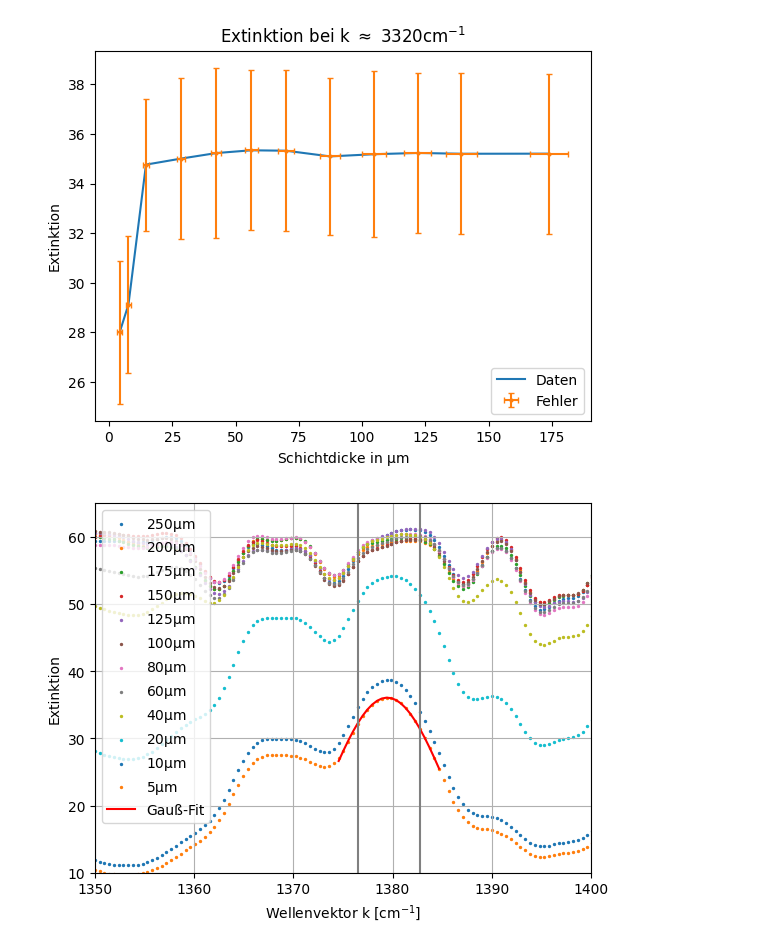
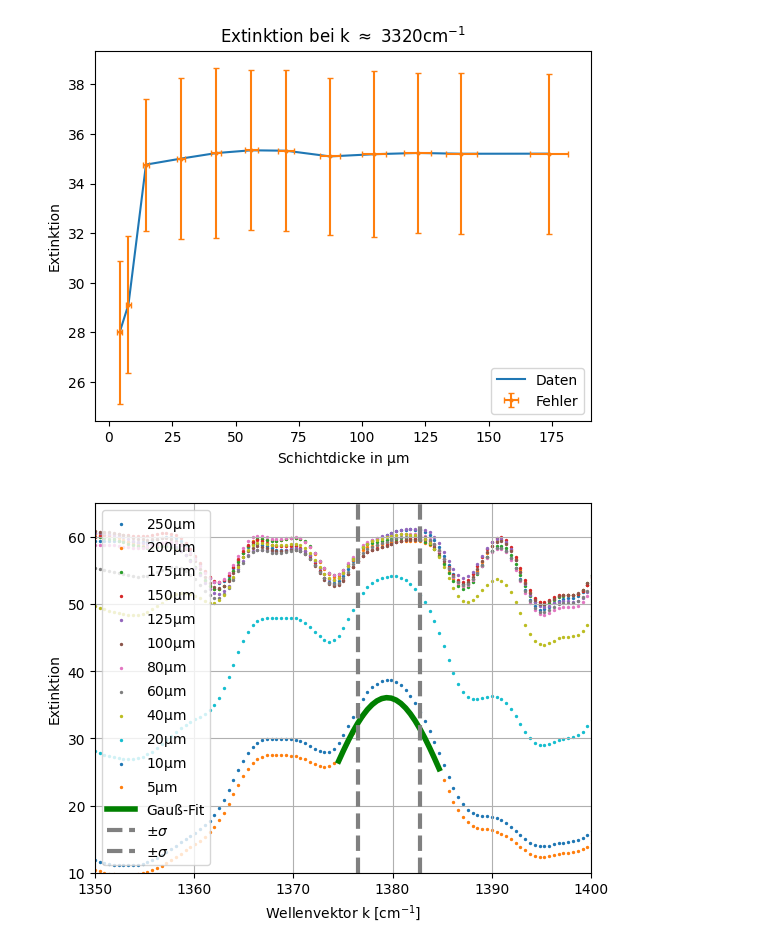
Before and after one commit to iLoveeMilkaa/M1-Lab, a Jupyter notebook: Aufgabe 3 Flüssigkeit.ipynb, the cells around one changed output. Saved outputs shown, nothing was run; the diff lists cells and outputs as text; code cells hidden in the pictures.

```diff
--- a/Aufgabe 3 Flüssigkeit.ipynb
+++ b/Aufgabe 3 Flüssigkeit.ipynb
@@ -404,37 +404,37 @@ plt.scatter(_5iso_std[:,0],_125won,label=r"125$\mathrm{\mu m}$",s=2)
 plt.scatter(_5iso_std[:,0],_100won,label=r"100$\mathrm{\mu m}$",s=2)
 plt.scatter(_5iso_std[:,0],_80won,label=r"80$\mathrm{\mu m}$",s=2)
 plt.scatter(_5iso_std[:,0],_60won,label=r"60$\mathrm{\mu m}$",s=2)
 plt.scatter(_5iso_std[:,0],_40won,label=r"40$\mathrm{\mu m}$",s=2)
 plt.scatter(_5iso_std[:,0],_20won,label=r"20$\mathrm{\mu m}$",s=2)
 plt.scatter(_5iso_std[:,0],_10won,label=r"10$\mathrm{\mu m}$",s=2)
 plt.scatter(_5iso_std[:,0],_5won,label=r"5$\mathrm{\mu m}$",s=2)
 
 
 
 x1a = np.asarray(_5micro_std[:,0][2303:2325])
 y1a = np.asarray(_5won[2303:2325])
 
 #fit gaussian
 popt1,pcov1 = curve_fit(gaus,x1a,y1a,p0=[1,1380,5])
 
 #print(popt1[1],np.abs(popt1[2]))
 
-plt.plot(x1a, gaus(x1a,*popt1), label='Gauß-Fit',c="red")
-plt.plot([_5micro_std[p1a],_5micro_std[p1a]],[10,65],c="grey")
-plt.plot([_5micro_std[p1e],_5micro_std[p1e]],[10,65],c="grey")
+plt.plot(x1a, gaus(x1a,*popt1), linewidth=4,label='Gauß-Fit',c="green")
+plt.plot([_5micro_std[p1a],_5micro_std[p1a]],[10,65],'--',c="grey",linewidth=3,label=r"$\pm\sigma$")
+plt.plot([_5micro_std[p1e],_5micro_std[p1e]],[10,65],'--',c="grey",linewidth=3)
 plt.plot()
 
 #plt.axis([900,1000,0,40])
 plt.axis([1350,1400,10,65])
 #plt.axis([2900,3000,10,50])
 #plt.axis([3100,3600,0,40])
 plt.legend(loc = 2)
 plt.ylabel("Extinktion")
 plt.xlabel(r"Wellenvektor k $[\mathrm{cm}^{-1}]$")
 plt.grid(True)
 plt.savefig("newplots/zoomborder.pdf")
 # %% [output]
-[figure, old version]
+[figure, new version]
 # %%
 # pol1 = np.polyfit(np.log10(newd[3:len(newd)]), extinction1, 1)
 # pol2 = np.polyfit(np.log10(newd[3:len(newd)]), extinction2, 1)
```
Also changed, not shown: 2 other files.
